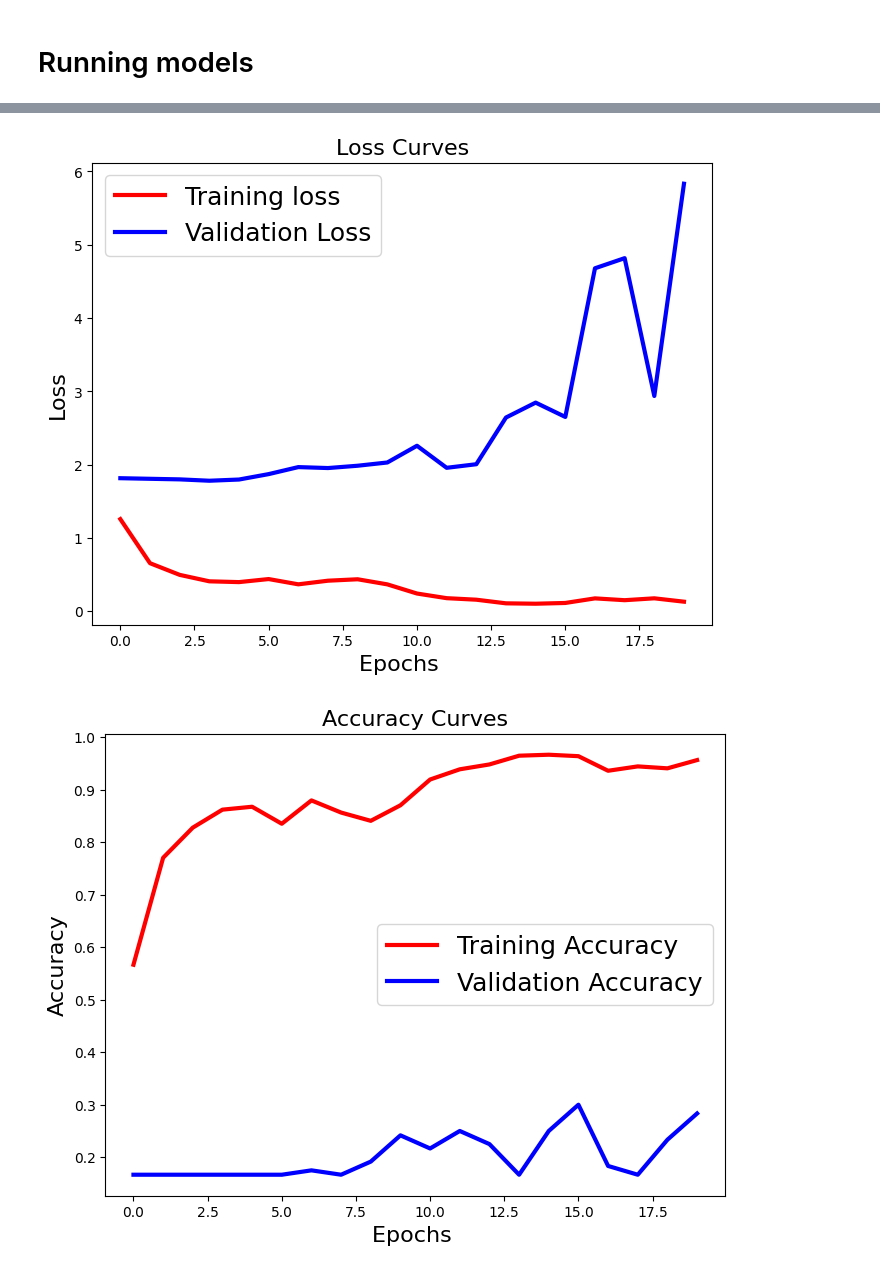
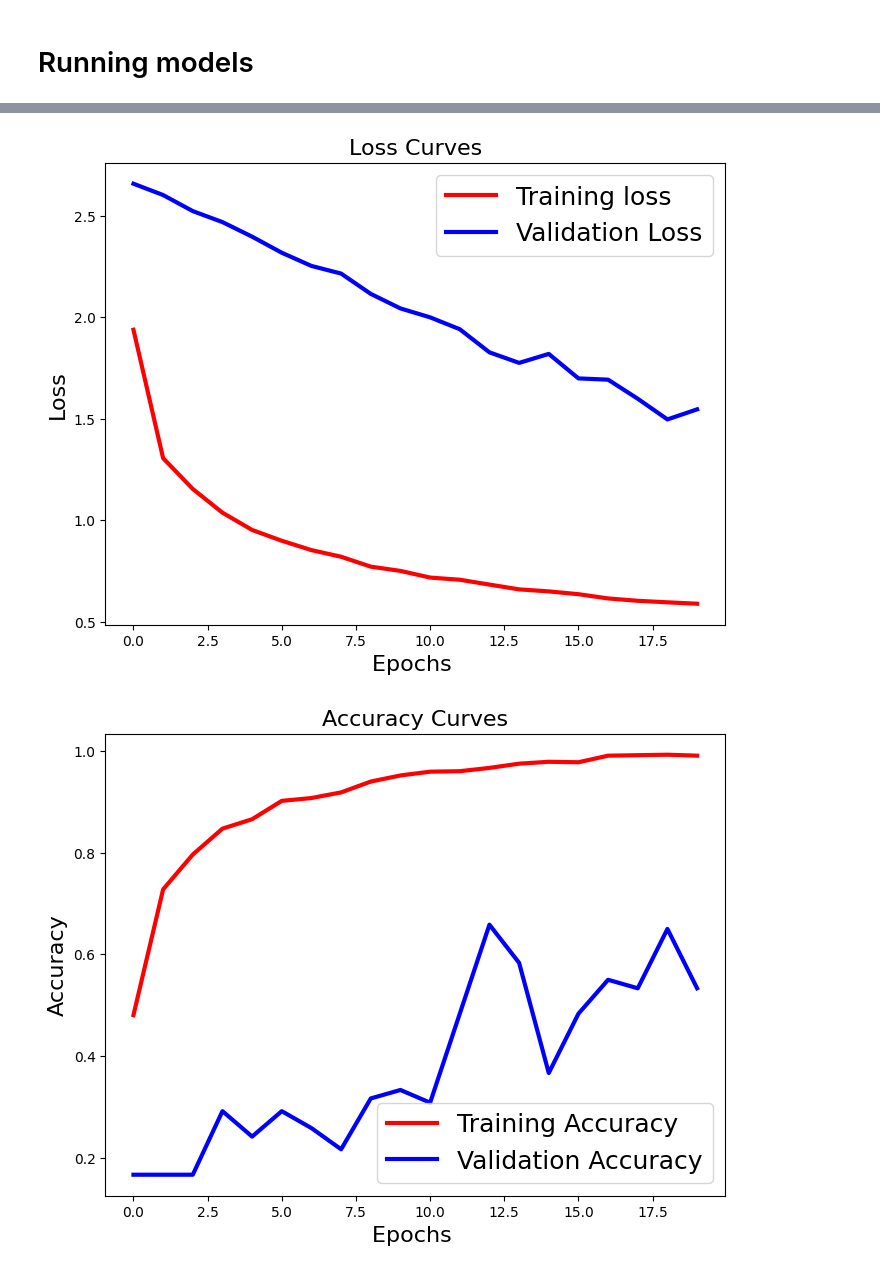
Before and after one commit to Bon-Kibon/Amazinum_DZ, a Jupyter notebook: 25/Dz_25.ipynb, the cells around one changed output, grey strips where cells are left out. Drawn from its saved outputs; the diff is of its cells as text; code cells hidden in the pictures.

```diff
--- a/25/Dz_25.ipynb
+++ b/25/Dz_25.ipynb
@@ -71,11 +72,11 @@ nClasses = len(classes)
 
 def create_model (activation, num_layers, dropout_rate):
     model = Sequential()
-    model.add(Dense(100, activation=activation, input_shape=(4096,)))
+    model.add(Dense(200, activation=activation, input_shape=(4096,), kernel_regularizer=l2(0.001)))
     model.add(BatchNormalization())
     model.add(Dropout(dropout_rate))
     for _ in range(num_layers - 1):
-        model.add(Dense(100, activation=activation))
+        model.add(Dense(100, activation=activation, kernel_regularizer=l2(0.001)))
         model.add(BatchNormalization())
         model.add(Dropout(dropout_rate))
     model.add(Dense(nClasses, activation='softmax'))
@@ -119,8 +122,8 @@ plot_hist(history)
 # %%
-model_1 = create_model('sigmoid', 3, 0)
-model_1.compile(optimizer='adam', loss='categorical_crossentropy', metrics=['accuracy'])
+model_1 = create_model('sigmoid', 2, 0)
+model_1.compile(optimizer=Adam(learning_rate=0.0001), loss='categorical_crossentropy', metrics=['accuracy'])
 history = model_1.fit(train_data, train_labels, batch_size=50, epochs=20, validation_data=(test_data, test_labels), verbose=False)
 plot_hist(history)
 # %% [output]
-[figure, old version]
+[figure, new version]
-[figure, old version]
+[figure, new version]
```
Also changed, not shown: parts of 4 cells of this notebook.
